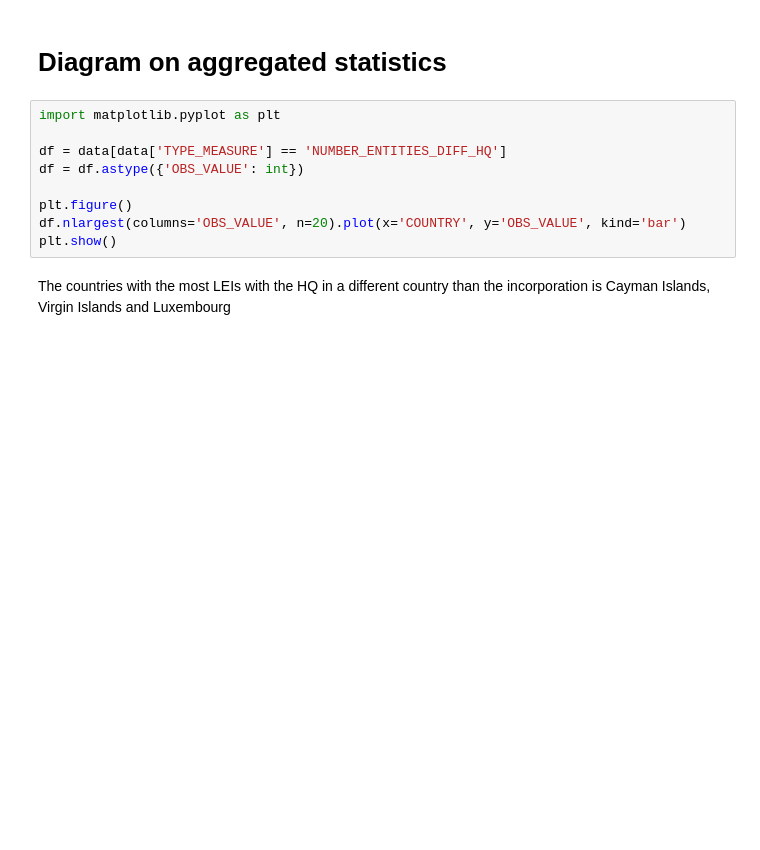
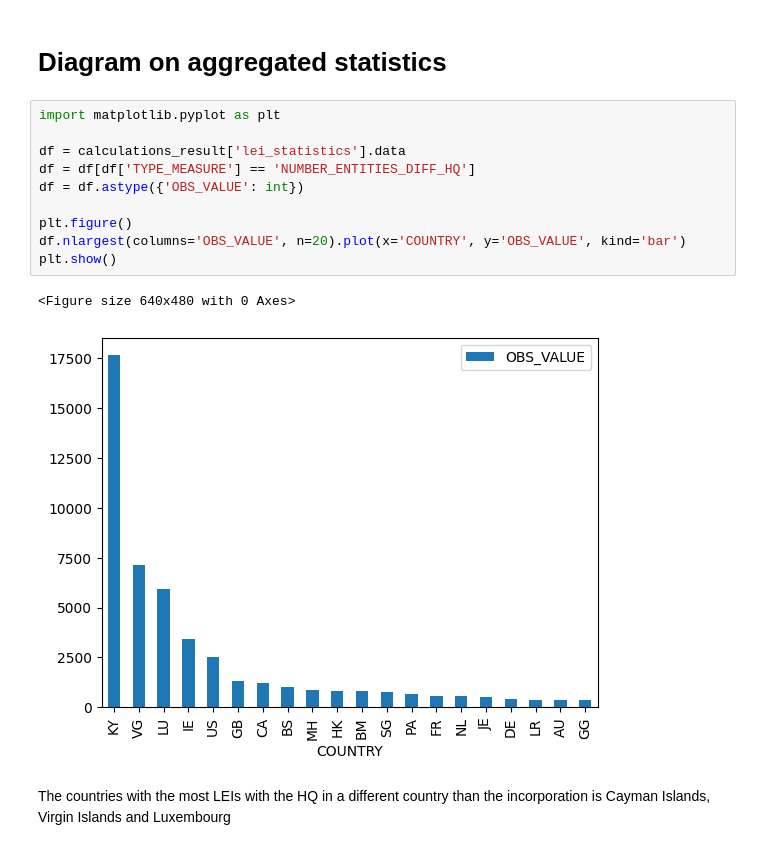
Before and after one commit to Meaningful-Data/intro_pysdmx_webinar, a Jupyter notebook: webinarDataProducersNoText.ipynb, the cells around one changed output. Cells and saved outputs as stored; diff of their text form; blank space fills up the shorter version.

```diff
--- a/webinarDataProducersNoText.ipynb
+++ b/webinarDataProducersNoText.ipynb
@@ -125,12 +209,16 @@ display(calculations_result['lei_statistics'].data)
 # %%
 import matplotlib.pyplot as plt
 
-df = data[data['TYPE_MEASURE'] == 'NUMBER_ENTITIES_DIFF_HQ']
+df = calculations_result['lei_statistics'].data
+df = df[df['TYPE_MEASURE'] == 'NUMBER_ENTITIES_DIFF_HQ']
 df = df.astype({'OBS_VALUE': int})
 
 plt.figure()
 df.nlargest(columns='OBS_VALUE', n=20).plot(x='COUNTRY', y='OBS_VALUE', kind='bar')
 plt.show()
+# %% [output]
+<Figure size 640x480 with 0 Axes>
+[figure, added]
 # %% [markdown]
 The countries with the most LEIs with the HQ in a different country
 than the incorporation is Cayman Islands, Virgin Islands and Luxembourg
```
Also changed, not shown: parts of 11 cells of this notebook.
